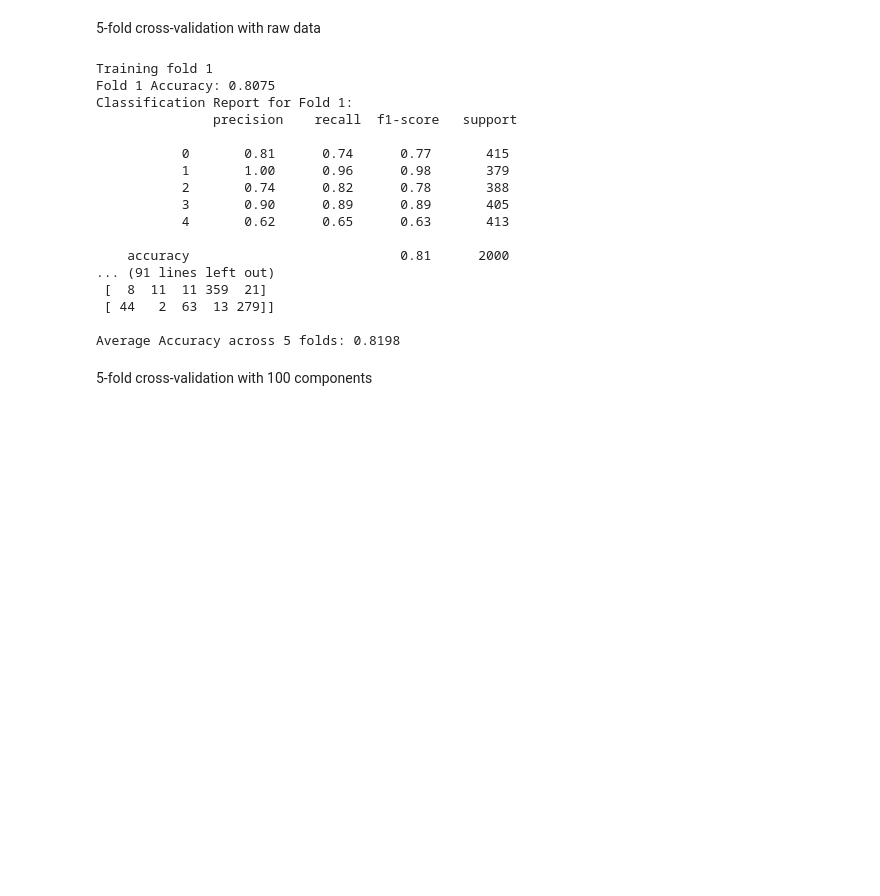
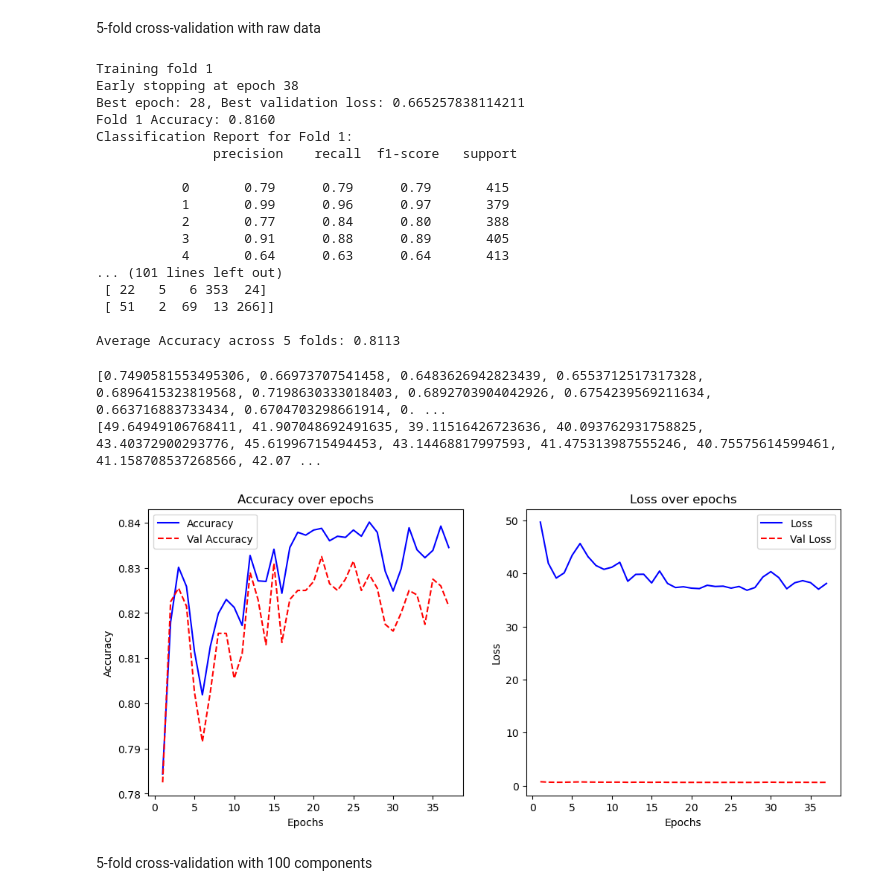
Before and after one commit to kfkfkflmej/ML2024Midi, a Jupyter notebook: Project Notebook.ipynb, the cells around one changed output. Drawn from its saved outputs; the diff is of its cells as text; code cells hidden in the pictures; blank space fills up the shorter version.

```diff
--- a/Project Notebook.ipynb
+++ b/Project Notebook.ipynb
@@ -625,8 +646,6 @@ kf = KFold(n_splits=5, shuffle=True, random_state=42)
 fold_accuracies = []
 all_classification_reports = []
 all_confusion_matrices = []
-def one_hot_encode(Y, num_classes):
-    return np.eye(num_classes)[Y]
 
 for fold, (train_index, val_index) in enumerate(kf.split(train_data_X)):
     print(f"Training fold {fold + 1}")
@@ -637,16 +656,15 @@ for fold, (train_index, val_index) in enumerate(kf.split(train_data_X)):
     y_train = one_hot_encode(y_train, 5).T
 
     # Create a new instance of the model
-    model = create_multiclass_model_from_scratch_raw(input_dim=train_data_X.shape[1], num_classes=len(np.unique(train_data_y)))
-    #print(X_val.shape, X_train.shape)
+    model_fnn_s = create_multiclass_model_from_scratch_raw(input_dim=train_data_X.shape[1], num_classes=len(np.unique(train_data_y)))
+
     # Train the model
-    model.fit(X_train, y_train, epochs=100, batch_size=32)
+    model_fnn_s.fit(X_train, y_train, X_val, one_hot_encode(y_val, 5).T , epochs=100, batch_size=32)
 
     # Evaluate the model on the validation set
-    y_val_pred = np.argmax(model.predict(X_val), axis=0)  # Get the predicted class for each sample
+    y_val_pred = np.argmax(model_fnn_s.predict(X_val), axis=0)  # Get the predicted class for each sample
 
     # Calculate accuracy for the current fold
-
     accuracy = accuracy_score(y_val, y_val_pred)
     fold_accuracies.append(accuracy)
 
@@ -667,22 +685,59 @@ average_accuracy = np.mean(fold_accuracies)
 print(f"\nAverage Accuracy across 5 folds: {average_accuracy:.4f}")
 # %% [output]
 Training fold 1
-Fold 1 Accuracy: 0.8075
+Early stopping at epoch 38
+Best epoch: 28, Best validation loss: 0.665257838114211
+Fold 1 Accuracy: 0.8160
 Classification Report for Fold 1:
                precision    recall  f1-score   support
 
-           0       0.81      0.74      0.77       415
-           1       1.00      0.96      0.98       379
-           2       0.74      0.82      0.78       388
-           3       0.90      0.89      0.89       405
-           4       0.62      0.65      0.63       413
+           0       0.79      0.79      0.79       415
+           1       0.99      0.96      0.97       379
+           2       0.77      0.84      0.80       388
+           3       0.91      0.88      0.89       405
+           4       0.64      0.63      0.64       413
+... (101 lines left out)
+ [ 22   5   6 353  24]
+ [ 51   2  69  13 266]]
 
-    accuracy                           0.81      2000
-... (91 lines left out)
- [  8  11  11 359  21]
- [ 44   2  63  13 279]]
-
-Average Accuracy across 5 folds: 0.8198
+Average Accuracy across 5 folds: 0.8113
+# %%
+# fix plots with val stats and loss numbers
+def plot_metrics(metrics):
+    epochs = range(1, len(metrics['loss']) + 1)
+
+    plt.figure(figsize=(12, 5))
+
+    # Plot loss
+    plt.subplot(1, 2, 2)
+    plt.plot(epochs, metrics['loss'], 'b-', label='Loss')
+    if 'val_loss' in metrics:
+        plt.plot(epochs, metrics['val_loss'], 'r--', label='Val Loss')
+    plt.title('Loss over epochs')
+    plt.xlabel('Epochs')
+    plt.ylabel('Loss')
+    plt.legend()
+
+    # Plot accuracy
+    plt.subplot(1, 2, 1)
+    plt.plot(epochs, metrics['accuracy'], 'b-', label='Accuracy')
+    if 'val_accuracy' in metrics:
+        plt.plot(epochs, metrics['val_accuracy'], 'r--', label='Val Accuracy')
+    plt.title('Accuracy over epochs')
+    plt.xlabel('Epochs')
+    plt.ylabel('Accuracy')
+    plt.legend()
+
+    plt.show()
+
+# Example usage after cross-validation
+print(model_fnn_s.metrics['val_loss'])
+print(model_fnn_s.metrics['loss'])
+plot_metrics(model_fnn_s.metrics)
+# %% [output]
+[0.7490581553495306, 0.66973707541458, 0.6483626942823439, 0.6553712517317328, 0.6896415323819568, 0.7198630333018403, 0.6892703904042926, 0.6754239569211634, 0.663716883733434, 0.6704703298661914, 0. ...
+[49.64949106768411, 41.907048692491635, 39.11516426723636, 40.093762931758825, 43.40372900293776, 45.61996715494453, 43.14468817997593, 41.475313987555246, 40.75575614599461, 41.158708537268566, 42.07 ...
+[figure, added]
 # %% [markdown]
 5-fold cross-validation with 100 components
 # %%
```
Also changed, not shown: parts of 27 cells of this notebook, 1 other file.
